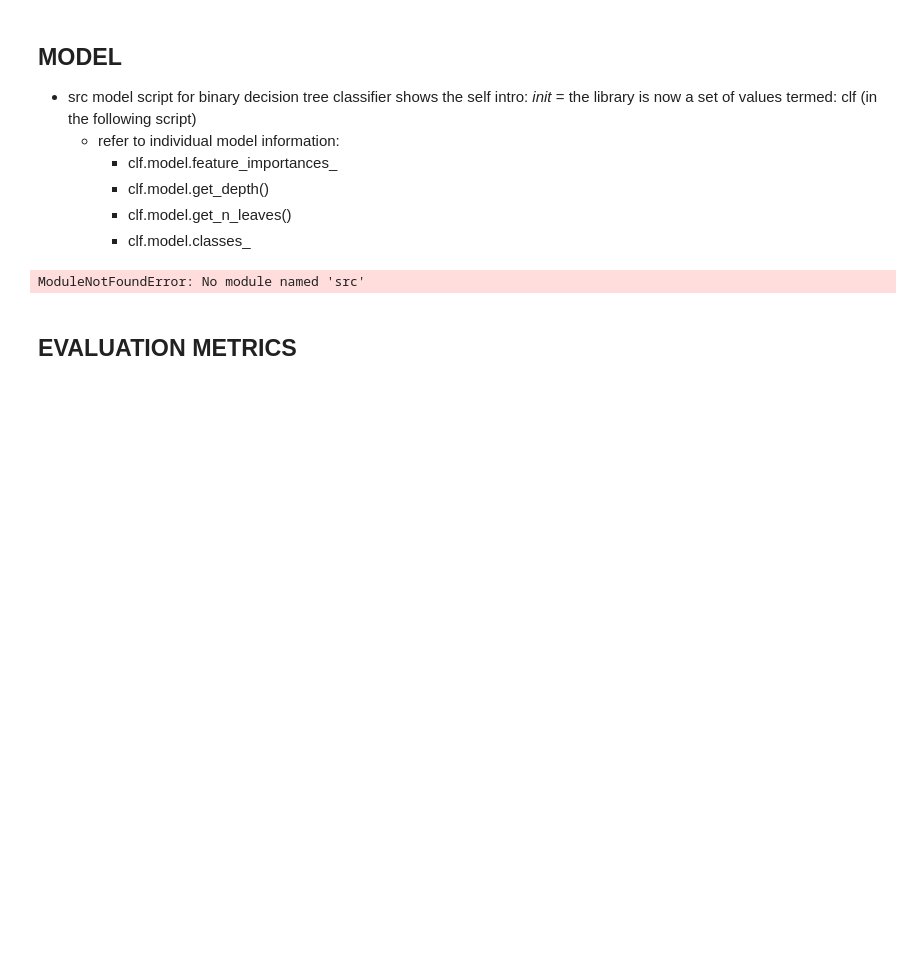
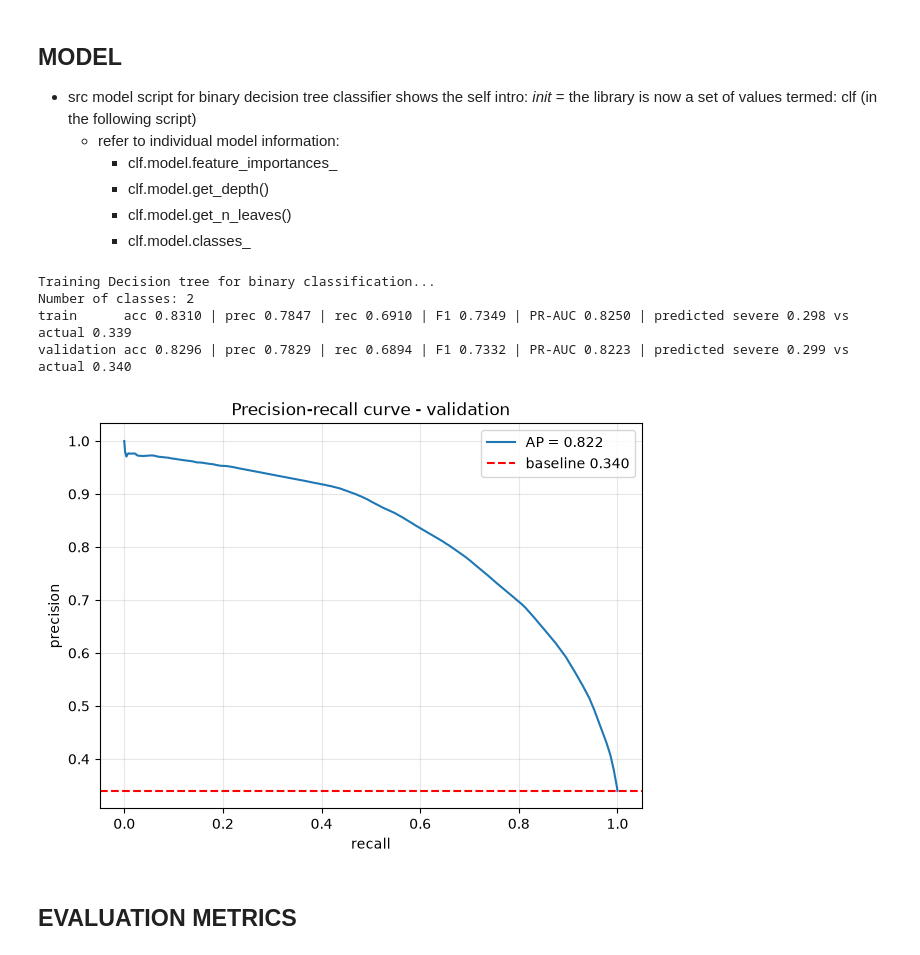
Before and after one commit to jag5m33/py_acc, a Jupyter notebook: notebooks/model.ipynb, the cells around one changed output. Cells and saved outputs as stored; diff of their text form; code cells hidden in the pictures; blank space fills up the shorter version.

```diff
--- a/notebooks/model.ipynb
+++ b/notebooks/model.ipynb
@@ -1,3 +3,25 @@
+# %%
+import sys
+sys.path.append('../')
+from src import decision_tree as dt
+import pandas as pd
+from src import classification_error_analysis as cea
+from src import xgboost as xgb
+
+
+# Load the features (X)
+x_train = pd.read_parquet('../data/split/x_train.parquet', engine='fastparquet')
+x_val = pd.read_parquet('../data/split/x_val.parquet', engine='fastparquet')
+x_test = pd.read_parquet('../data/split/x_test.parquet', engine='fastparquet')
+
+# Load the targets (y) and squeeze back into a Series (since you used .to_frame() to save)
+y_train = pd.read_parquet('../data/split/y_train.parquet', engine='fastparquet').squeeze()
+y_val = pd.read_parquet('../data/split/y_val.parquet', engine='fastparquet').squeeze()
+y_test = pd.read_parquet('../data/split/y_test.parquet', engine='fastparquet').squeeze()
+# drop ID columns:
+x_train = x_train.drop(columns=['id'])
+x_val = x_val.drop(columns=['id'])
+x_test = x_test.drop(columns=['id'])
 # %% [markdown]
 ## MODEL
 - src model script for binary decision tree classifier shows the self intro: _init_ = the library is now a set of values termed: clf (in the following script)
@@ -6,36 +30,28 @@
         - clf.model.get_depth()
         - clf.model.get_n_leaves()
         - clf.model.classes_
-# %%
-from src import decision_tree as dt
-import pandas as pd
-from src import classification_error_analysis as cea
-
-
-# Load the features (X)
-x_train = pd.read_parquet('../data/split/x_train.parquet', engine='fastparquet')
-x_val = pd.read_parquet('../data/split/x_val.parquet', engine='fastparquet')
-x_test = pd.read_parquet('../data/split/x_test.parquet', engine='fastparquet')
-
-# Load the targets (y) and squeeze back into a Series (since you used .to_frame() to save)
-y_train = pd.read_parquet('../data/split/y_train.parquet', engine='fastparquet').squeeze()
-y_val = pd.read_parquet('../data/split/y_val.parquet', engine='fastparquet').squeeze()
-y_test = pd.read_parquet('../data/split/y_test.parquet', engine='fastparquet').squeeze()
-
-clf = dt.BinaryDecisionTreeClassifier(x_train, x_val, y_train, y_val, x_test, y_test,
-                                      max_depth=10,
-                                      min_samples_leaf=500,
-                                      min_samples_split=1000,
-                                      max_features=None,
-                                      class_weight=None)
-
-# train on the xtrain and y_train values
-clf.train()
-
-y_train_preds, train_prob, train_scores = clf.evaluate_train()
-y_val_preds, val_prob, val_scores = clf.validate()
-# %% [output]
-ModuleNotFoundError: No module named 'src'
+# %%
+clf = dt.BinaryDecisionTreeClassifier(x_train, x_val, y_train, y_val, x_test, y_test,
+                                      max_depth=10,
+                                      min_samples_leaf=500,
+                                      min_samples_split=1000,
+                                      max_features=None,
+                                      class_weight=None)
+
+# train on the xtrain and y_train values
+clf.train()
+
+y_train_preds, train_prob, train_scores = clf.evaluate_train()
+y_val_preds, val_prob, val_scores = clf.validate()
+# %% [output]
+Training Decision tree for binary classification...
+Number of classes: 2
+train      acc 0.8310 | prec 0.7847 | rec 0.6910 | F1 0.7349 | PR-AUC 0.8250 | predicted severe 0.298 vs actual 0.339
+validation acc 0.8296 | prec 0.7829 | rec 0.6894 | F1 0.7332 | PR-AUC 0.8223 | predicted severe 0.299 vs actual 0.340
+# %%
+precision, recall, thresholds = clf.plot_pr_curve(x_val, y_val, name = 'validation')
+# %% [output]
+[figure, added]
 # %% [markdown]
 ## EVALUATION METRICS
 # %%
```
Also changed, not shown: parts of 4 cells of this notebook.
